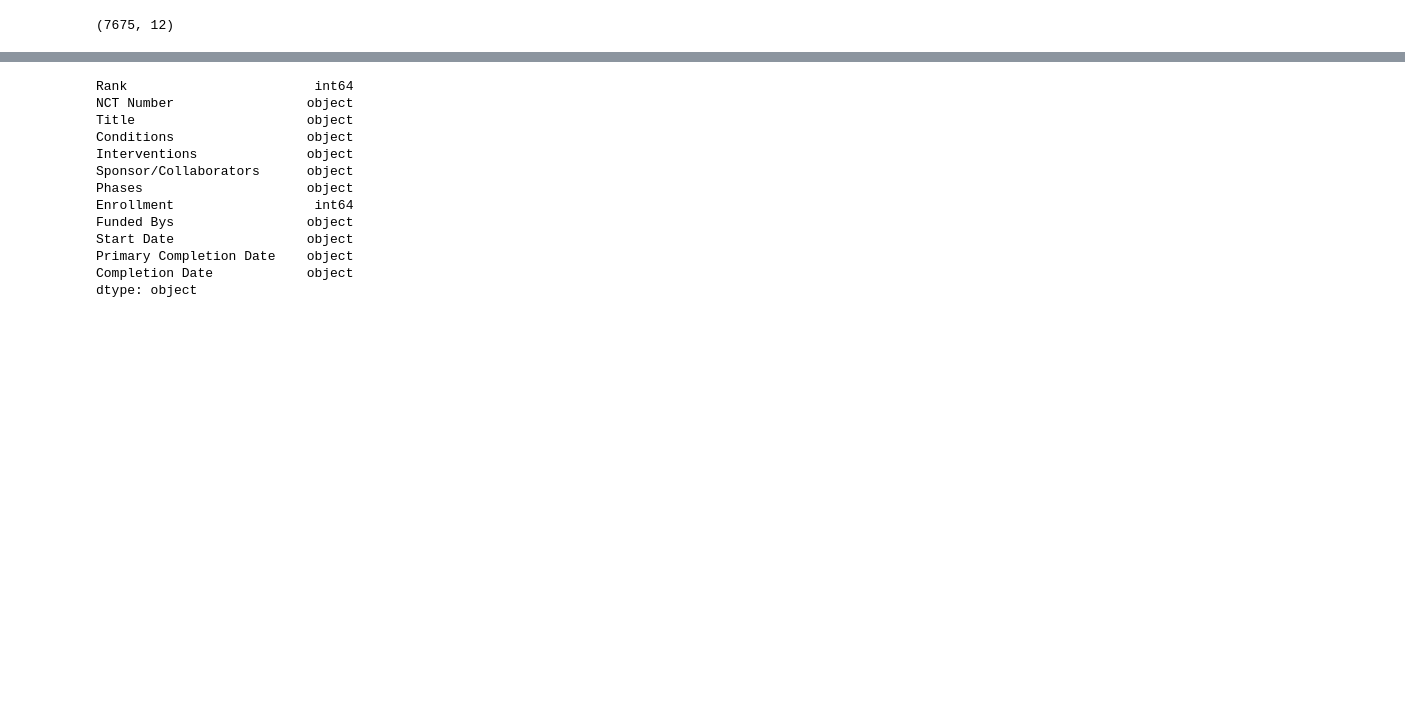
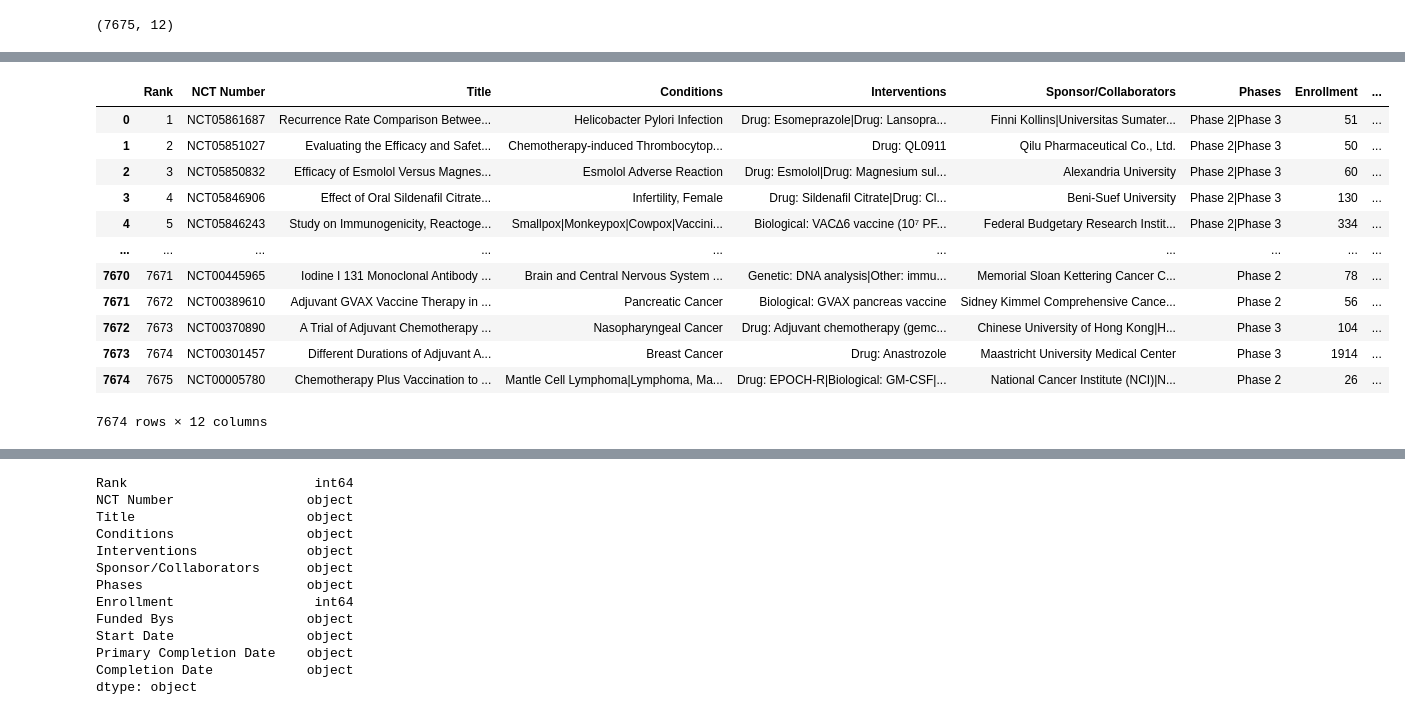
Before and after one commit to muireanncallaghan/UCDPA_muireann, a Jupyter notebook: clinical_trials.ipynb, the cells around one changed output, grey strips where cells are left out. Saved outputs shown, nothing was run; the diff lists cells and outputs as text; code cells hidden in the pictures; blank space fills up the shorter version.

```diff
--- a/clinical_trials.ipynb
+++ b/clinical_trials.ipynb
@@ -17,0 +107,17 @@ df.shape
+# %%
+#Getting rid of the blank row.
+df.dropna()
+# %% [output]
+|  | Rank | NCT Number | Title | Conditions | Interventions | Sponsor/Collaborators | Phases | Enrollment | ... |
+| 0 | 1 | NCT05861687 | Recurrence Rate Comparison Betwee... | Helicobacter Pylori Infection | Drug: Esomeprazole|Drug: Lansopra... | Finni Kollins|Universitas Sumater... | Phase 2|Phase 3 | 51 | ... |
+| 1 | 2 | NCT05851027 | Evaluating the Efficacy and Safet... | Chemotherapy-induced Thrombocytop... | Drug: QL0911 | Qilu Pharmaceutical Co., Ltd. | Phase 2|Phase 3 | 50 | ... |
+| 2 | 3 | NCT05850832 | Efficacy of Esmolol Versus Magnes... | Esmolol Adverse Reaction | Drug: Esmolol|Drug: Magnesium sul... | Alexandria University | Phase 2|Phase 3 | 60 | ... |
+| 3 | 4 | NCT05846906 | Effect of Oral Sildenafil Citrate... | Infertility, Female | Drug: Sildenafil Citrate|Drug: Cl... | Beni-Suef University | Phase 2|Phase 3 | 130 | ... |
+| 4 | 5 | NCT05846243 | Study on Immunogenicity, Reactoge... | Smallpox|Monkeypox|Cowpox|Vaccini... | Biological: VAC∆6 vaccine (10⁷ PF... | Federal Budgetary Research Instit... | Phase 2|Phase 3 | 334 | ... |
+| ... | ... | ... | ... | ... | ... | ... | ... | ... | ... |
+| 7670 | 7671 | NCT00445965 | Iodine I 131 Monoclonal Antibody ... | Brain and Central Nervous System ... | Genetic: DNA analysis|Other: immu... | Memorial Sloan Kettering Cancer C... | Phase 2 | 78 | ... |
+| 7671 | 7672 | NCT00389610 | Adjuvant GVAX Vaccine Therapy in ... | Pancreatic Cancer | Biological: GVAX pancreas vaccine | Sidney Kimmel Comprehensive Cance... | Phase 2 | 56 | ... |
+| 7672 | 7673 | NCT00370890 | A Trial of Adjuvant Chemotherapy ... | Nasopharyngeal Cancer | Drug: Adjuvant chemotherapy (gemc... | Chinese University of Hong Kong|H... | Phase 3 | 104 | ... |
+| 7673 | 7674 | NCT00301457 | Different Durations of Adjuvant A... | Breast Cancer | Drug: Anastrozole | Maastricht University Medical Center | Phase 3 | 1914 | ... |
+| 7674 | 7675 | NCT00005780 | Chemotherapy Plus Vaccination to ... | Mantle Cell Lymphoma|Lymphoma, Ma... | Drug: EPOCH-R|Biological: GM-CSF|... | National Cancer Institute (NCI)|N... | Phase 2 | 26 | ... |
+7674 rows × 12 columns
```
Also changed, not shown: parts of 15 cells of this notebook.
